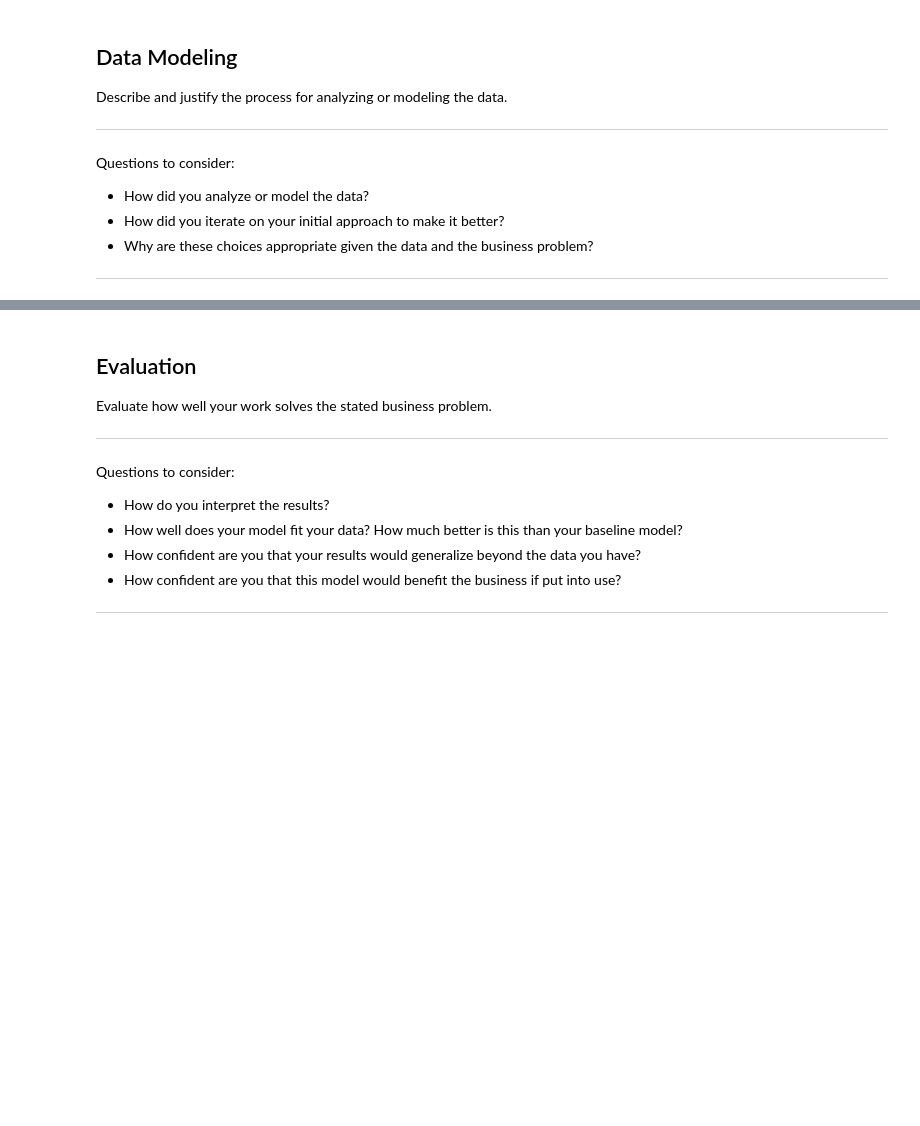
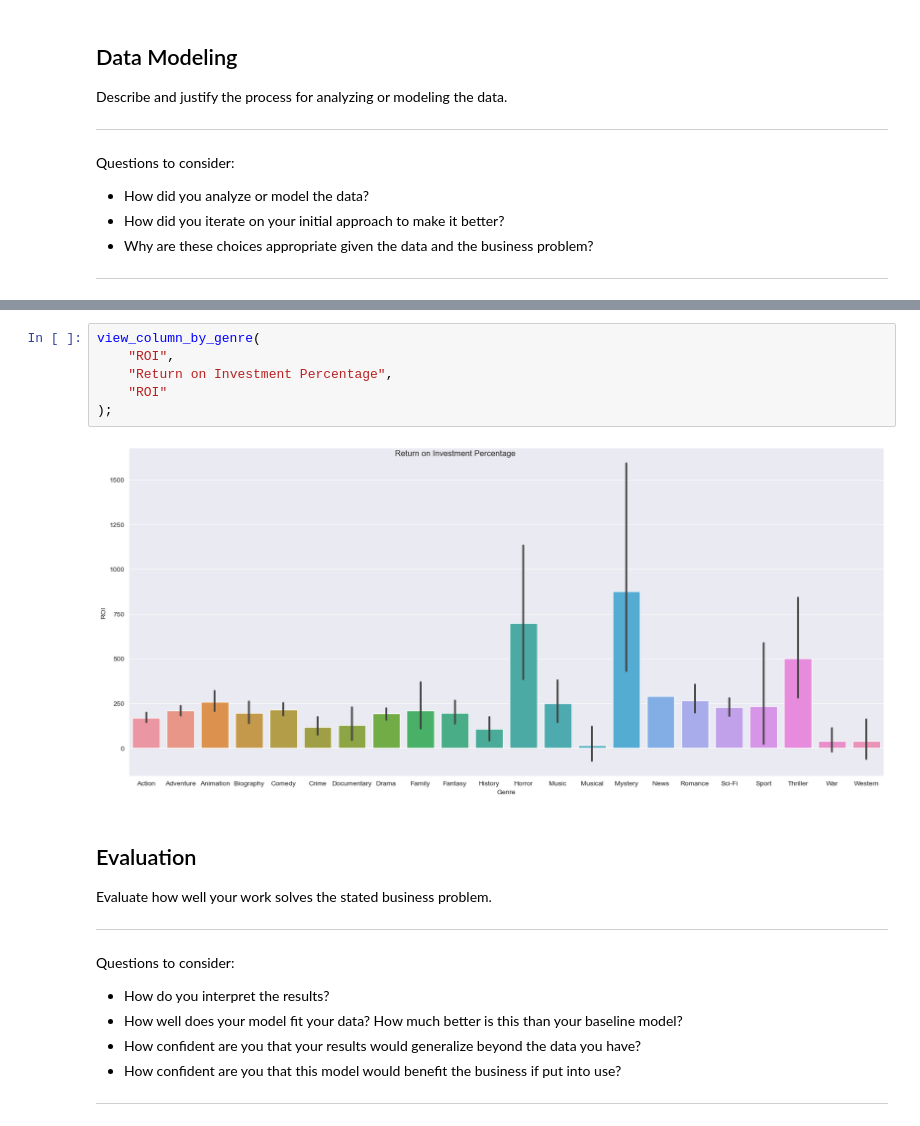
Before and after one commit to bizzfuzz/film-analysis-ms, a Jupyter notebook: film_analysis.ipynb, the cells around one changed output, grey strips where cells are left out. Drawn from its saved outputs; the diff is of its cells as text; blank space fills up the shorter version.

```diff
--- a/film_analysis.ipynb
+++ b/film_analysis.ipynb
@@ -282,3 +363,11 @@ Questions to consider:
+# %%
+view_column_by_genre(
+    "ROI",
+    "Return on Investment Percentage",
+    "ROI"
+);
+# %% [output]
+[figure, added]
 # %% [markdown]
 ## Evaluation
 Evaluate how well your work solves the stated business problem.
```
Also changed, not shown: parts of 19 cells of this notebook.
